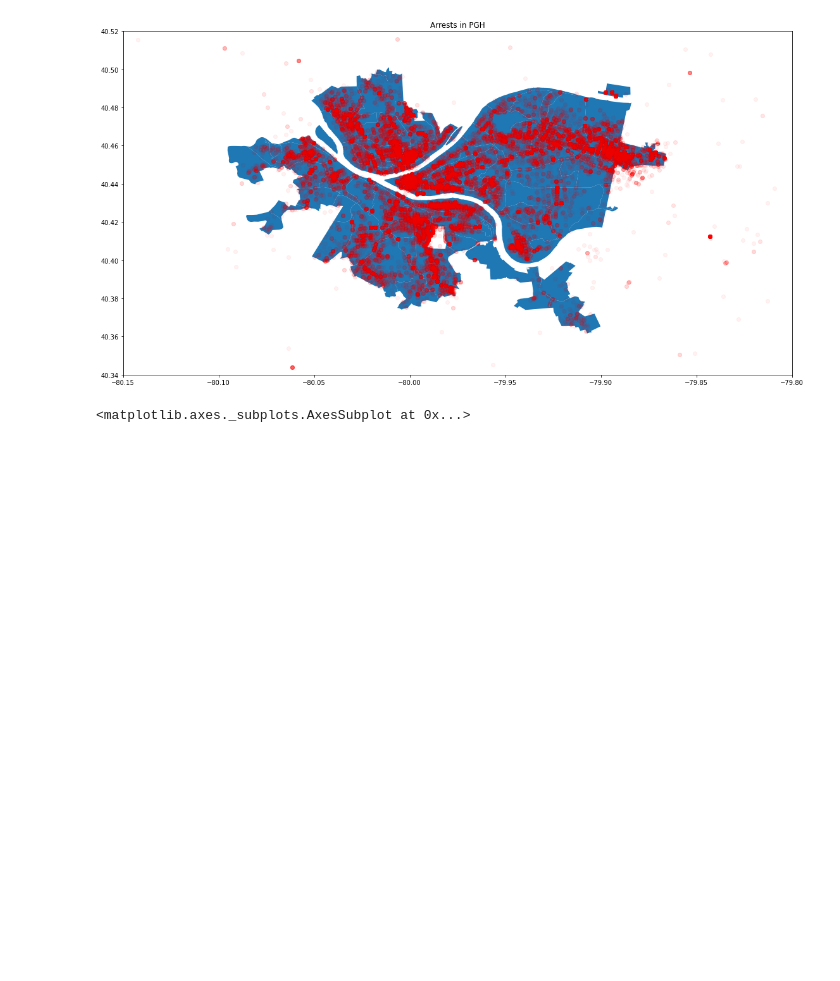
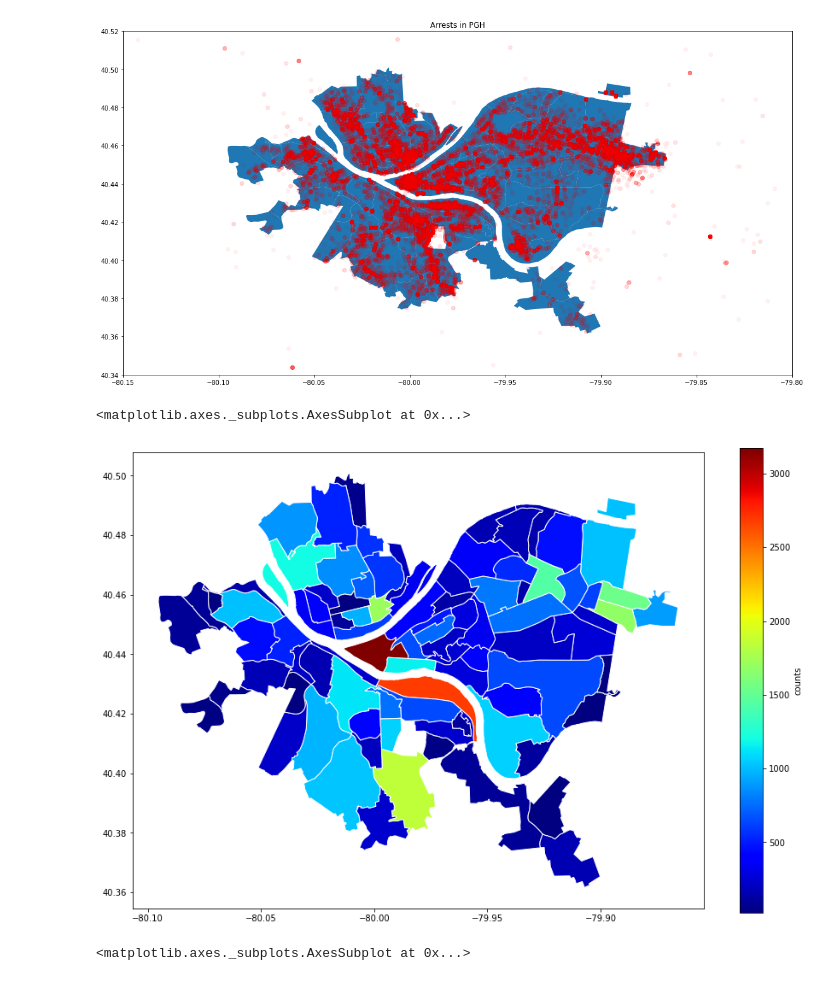
Before and after one commit to shinwookim/CMPINF-0010-Final-Project, a Jupyter notebook: Presentation.ipynb, the cells around one changed output. Cells and saved outputs as stored; diff of their text form; code cells hidden in the pictures; blank space fills up the shorter version.

```diff
--- a/Presentation.ipynb
+++ b/Presentation.ipynb
@@ -55,6 +55,28 @@ geo_df.plot(ax=ax, alpha = .05, color='red')
 plt.show()
 # %% [output]
 [figure]
+# %%
+#Count number of crimes in each neighborhood and display as bar chart
+tally = arrests['INCIDENTNEIGHBORHOOD'].value_counts().rename_axis('neighborhood').reset_index(name='counts')
+tally.sort_values(by='counts', ascending=True)
+
+pgh = gpd.read_file('./pgh/City_of_Pittsburgh_Neighborhoods.shp')
+# Merging the two dataframes
+crime_map = pgh.merge(tally, how='left', left_on='HOOD', right_on='neighborhood')
+
+# looking to confirm if it merged correctly
+crime_map[['HOOD','counts','geometry']].head()
+
+crime_map.plot(column='counts', # set the data to be used for coloring
+               cmap='jet',              # choose a color palette
+               edgecolor="white",        # outline the districts in white
+               legend=True,              # show the legend
+               legend_kwds={'label': "counts"}, # label the legend
+               figsize=(15, 10),         # set the size
+               )
+# %% [output]
+<matplotlib.axes._subplots.AxesSubplot at 0x...>
+[figure, added]
 # %%
 #Count number of crimes in each neighborhood and display as bar chart
 tally = arrests['INCIDENTNEIGHBORHOOD'].value_counts().rename_axis('neighborhood').reset_index(name='counts')
```
